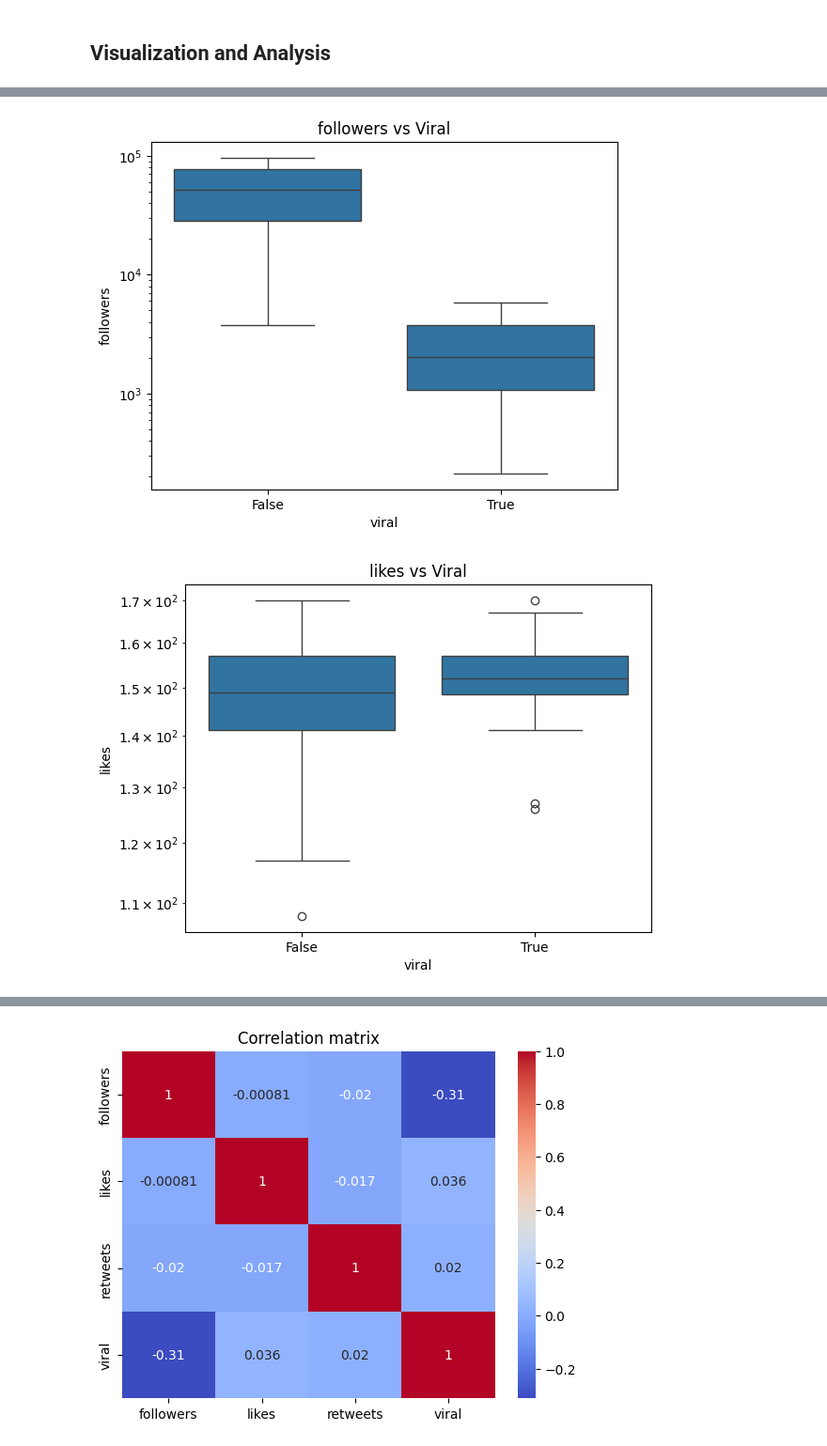
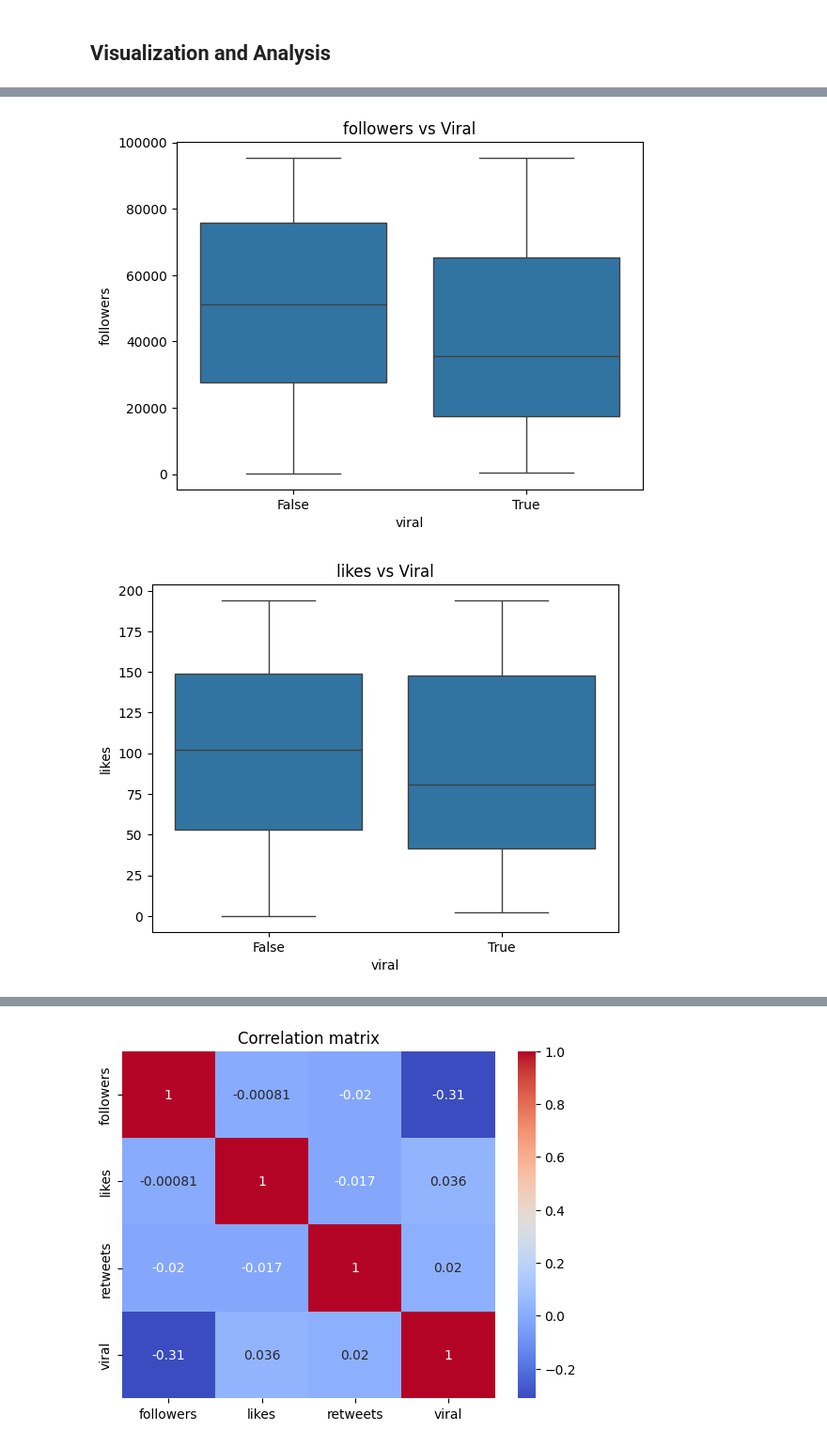
Before and after one commit to aaron-trinidad/social-media-analysis, a Jupyter notebook: notebooks/social-media-analysis.ipynb, the cells around one changed output, grey strips where cells are left out. Shown at 94% size. Saved outputs shown, nothing was run; the diff lists cells and outputs as text; code cells hidden in the pictures.

```diff
--- a/notebooks/social-media-analysis.ipynb
+++ b/notebooks/social-media-analysis.ipynb
@@ -150,7 +163,7 @@ plt.show()
 Remove the null values:
 # %%
 df_clean = df.copy()
-df_clean = df_clean.dropna(subset=['followers', 'sentiment']).reset_index(drop=True)
+df_clean = df_clean.dropna(subset=['category', 'sentiment']).reset_index(drop=True)
 
 print('\nRows before dropna:', df.shape)
 print('\nRows after dropna:', df_clean.shape)
@@ -206,11 +289,11 @@ plt.show()
 # %%
 numeric_cols = ['followers', 'likes', 'retweets']
 
 for col in numeric_cols:
     sns.boxplot(x='viral', y=col, data=df_clean)
     plt.title(f'{col} vs Viral')
-    plt.yscale('log')  # opcional si hay outliers muy grandes
+    # plt.yscale('log')  # opcional si hay outliers muy grandes
     plt.show()
 # %% [output]
-[figure, old version]
+[figure, new version]
-[figure, old version]
+[figure, new version]
```
Also changed, not shown: parts of 22 cells of this notebook, 1 other file.
